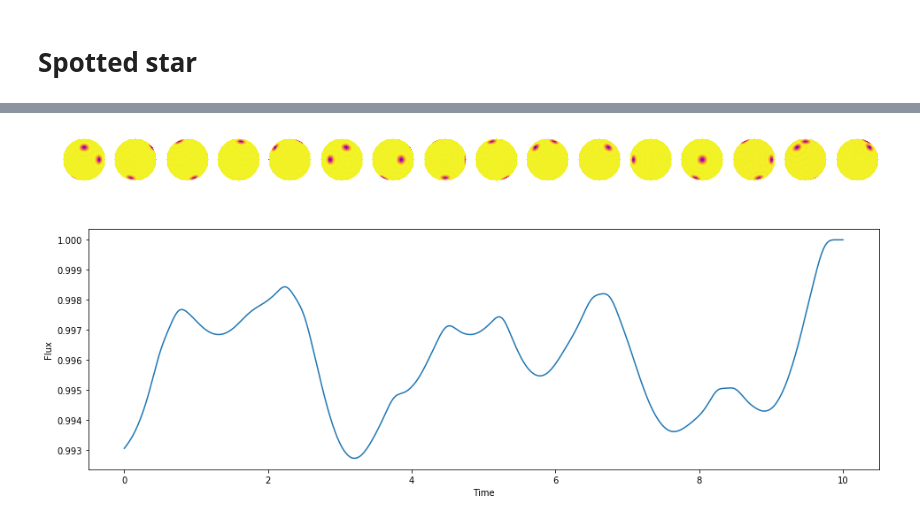
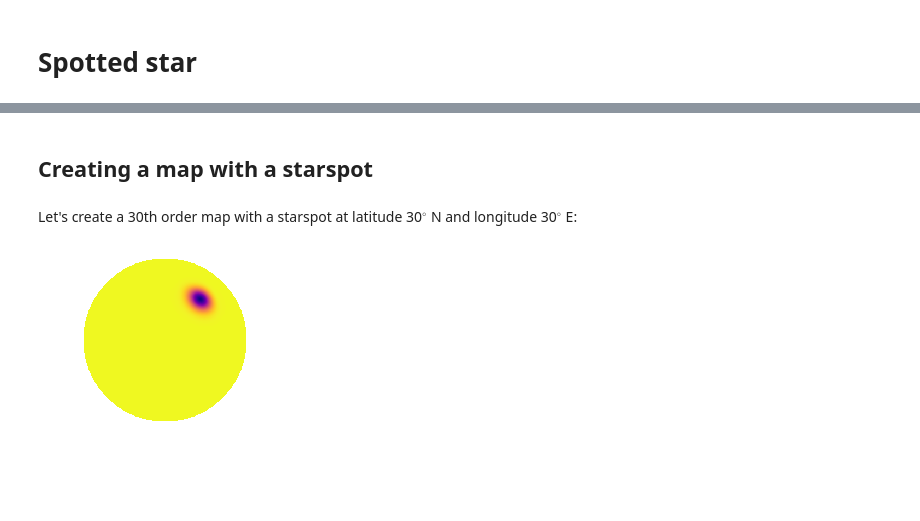
Before and after one commit to rodluger/starry, a Jupyter notebook: docs/tutorials/spottedstar.ipynb, the cells around one changed output, grey strips where cells are left out. Cells and saved outputs as stored; diff of their text form; code cells hidden in the pictures; blank space fills up the shorter version.

Commit message:
starspots

```diff
--- a/docs/tutorials/spottedstar.ipynb
+++ b/docs/tutorials/spottedstar.ipynb
@@ -7,60 +10,13 @@ import matplotlib.pyplot as pl
 # %%
 %matplotlib inline
-# %%
-# Our time array: observation spans 10 days
-time = np.linspace(0, 10, 1000)
-
-# Spot 1
-spot1 = starry.Map(20)
-spot1.load_image('spot')
-spot1.rotate(axis=(1,0,0),theta=-np.pi/5)
-theta1 = 2 * np.pi / 3 * time
-
-# Spot 2
-spot2 = starry.Map(20)
-spot2.load_image('spot')
-spot2.rotate(axis=(0,1,0),theta=np.pi/4)
-theta2 = 2 * np.pi / 4 * time
-
-# Spot 3
-spot3 = starry.Map(20)
-spot3.load_image('spot')
-spot3.rotate(axis=(1,0,0),theta=-np.pi/3)
-spot3.rotate(axis=(0,1,0),theta=np.pi)
-theta3 = 2 * np.pi / 3.5 * time
-
-# Spot 4
-spot4 = starry.Map(20)
-spot4.load_image('spot')
-spot4.rotate(axis=(1,0,0),theta=np.pi/3)
-spot4.rotate(axis=(0,1,0),theta=-np.pi/2)
-theta4 = 2 * np.pi / 3.5 * time
-
-# Plot the map
-fig, ax = pl.subplots(1,16, figsize=(16, 1))
-x, y = np.meshgrid(np.linspace(-1, 1, 75), np.linspace(-1, 1, 75))
-for n, axis in zip(np.linspace(0, 1000, 16, endpoint=False), ax):
-    n = int(n)
-    img1 = np.array([spot1.evaluate(theta=theta1[n], x=x[j], y=y[j]) for j in range(75)])
-    img2 = np.array([spot2.evaluate(theta=theta2[n], x=x[j], y=y[j]) for j in range(75)])
-    img3 = np.array([spot3.evaluate(theta=theta3[n], x=x[j], y=y[j]) for j in range(75)])
-    img4 = np.array([spot4.evaluate(theta=theta4[n], x=x[j], y=y[j]) for j in range(75)])
-    img = img1 + img2 + img3 + img4
-    img /= np.nanmax(img)
-    axis.imshow(img, cmap='plasma', origin='lower', vmax=1., vmin=0.75);
-    axis.axis('off');
-
-# Plot the combined light curve
-lc1 = spot1.flux(axis=(0,1,0), theta=theta1)
-lc2 = spot2.flux(axis=(0,1,0), theta=theta2)
-lc3 = spot3.flux(axis=(0,1,0), theta=theta3)
-lc4 = spot4.flux(axis=(0,1,0), theta=theta4)
-lc = lc1 + lc2 + lc3 + lc4
-lc /= np.nanmax(lc)
-fig, ax = pl.subplots(1, figsize=(16, 5))
-ax.plot(time, lc);
-ax.set_ylabel("Flux");
-ax.set_xlabel("Time");
-# %% [output]
-[figure, removed]
-[figure, removed]
+# %% [markdown]
+## Creating a map with a starspot
+# %% [markdown]
+Let's create a 30th order map with a starspot at latitude 30$^\circ$ N and longitude 30$^\circ$ E:
+# %%
+star = starry.Map(30)
+star[0,0] = 1
+star.add_gaussian(sigma=0.1, amp=-1, lat=30 * np.pi / 180, lon=30 * np.pi / 180)
+star.show()
+# %% [output]
+[figure, added]
```
Also changed, not shown: parts of 16 cells of this notebook, 3 other files.
